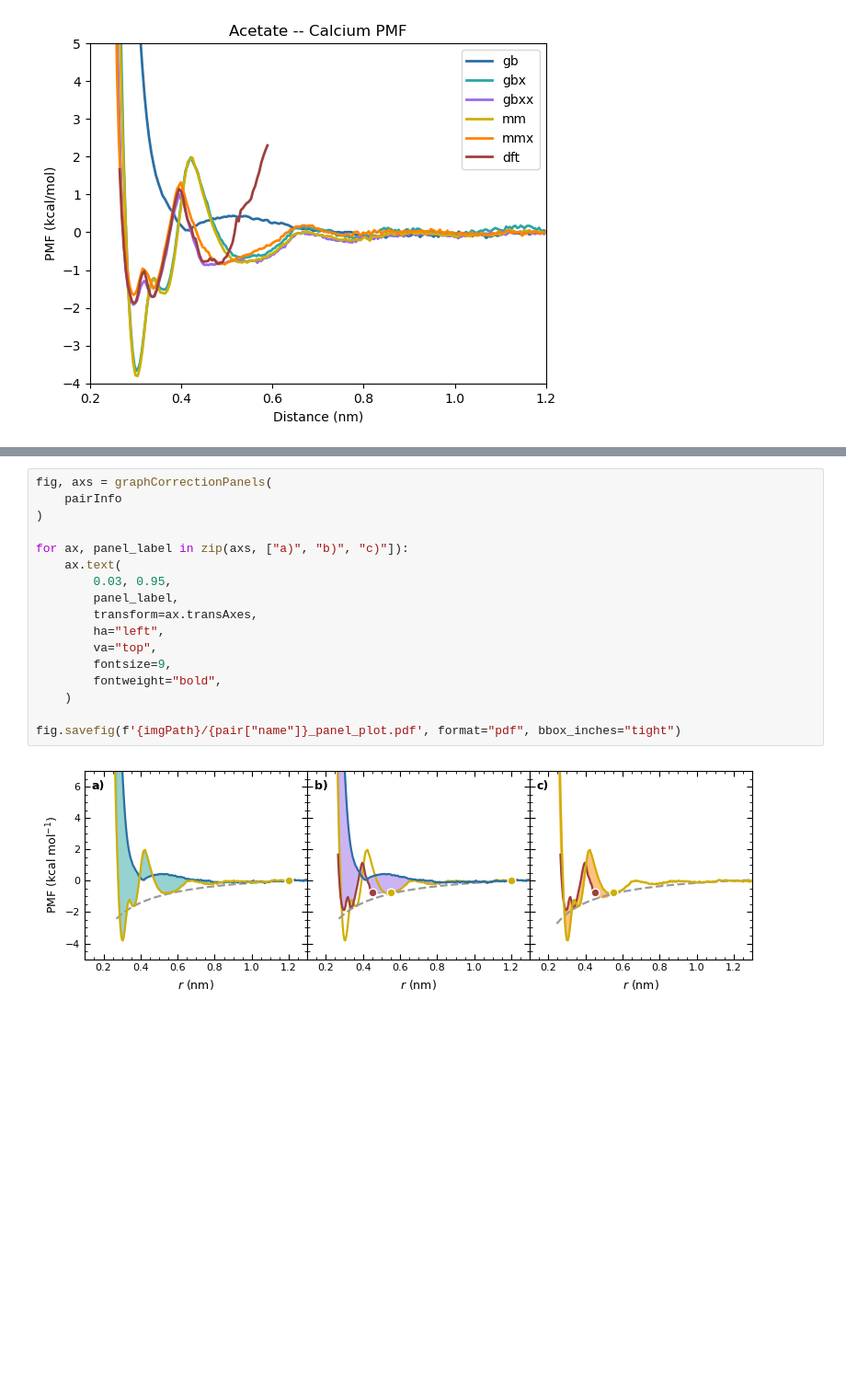
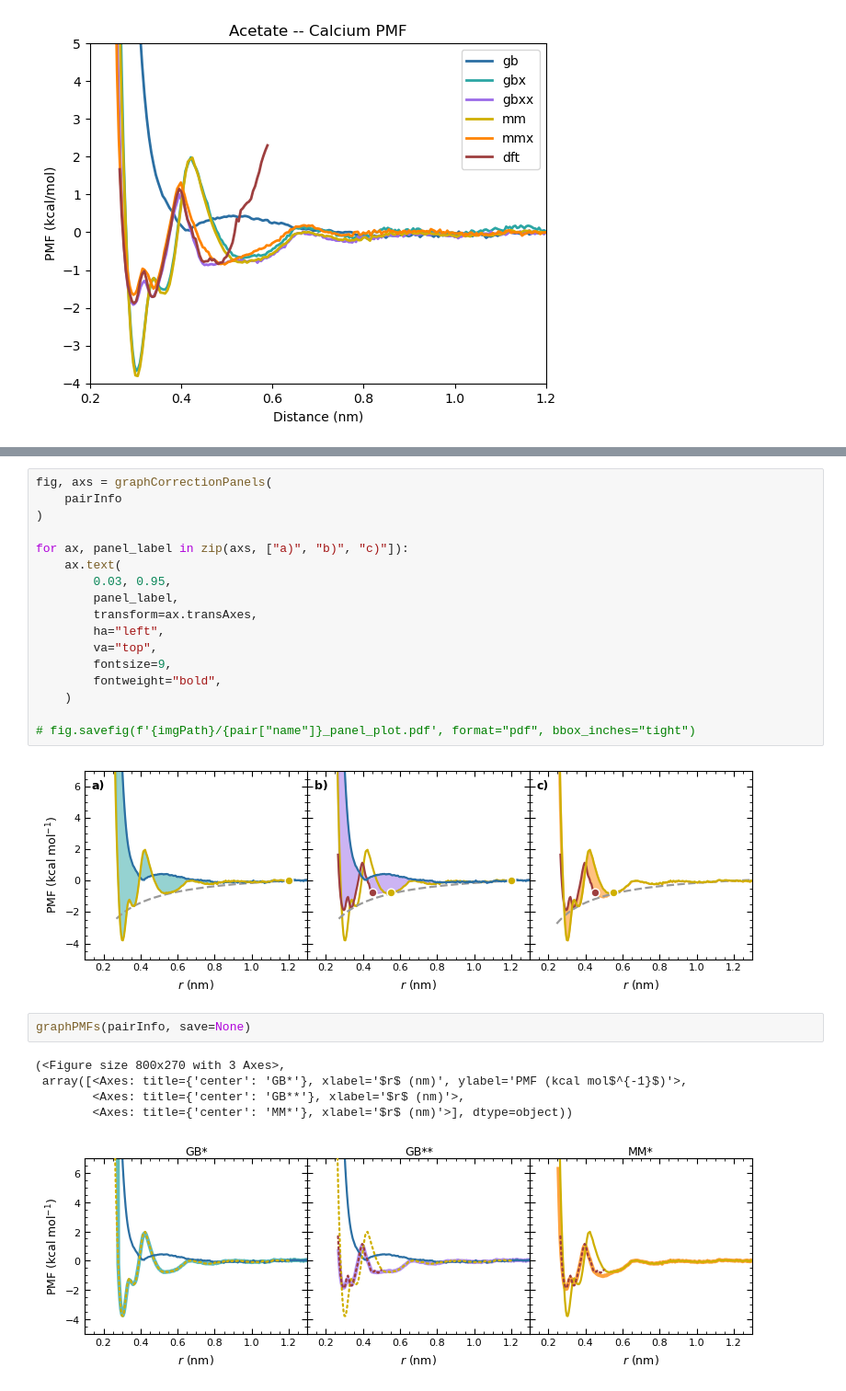
Before and after one commit to ywelhady/gbx-graphs-git, a Jupyter notebook: graph.ipynb, the cells around one changed output, grey strips where cells are left out. Shown at 92% size. Drawn from its saved outputs; the diff is of its cells as text; blank space fills up the shorter version.

Commit message:
PMF panels

```diff
--- a/graph.ipynb
+++ b/graph.ipynb
@@ -98,6 +98,14 @@ for ax, panel_label in zip(axs, ["a)", "b)", "c)"]):
         fontweight="bold",
     )
 
-fig.savefig(f'{imgPath}/{pair["name"]}_panel_plot.pdf', format="pdf", bbox_inches="tight")
+# fig.savefig(f'{imgPath}/{pair["name"]}_panel_plot.pdf', format="pdf", bbox_inches="tight")
 # %% [output]
 [figure]
+# %%
+graphPMFs(pairInfo, save=None)
+# %% [output]
+(<Figure size 800x270 with 3 Axes>,
+ array([<Axes: title={'center': 'GB*'}, xlabel='$r$ (nm)', ylabel='PMF (kcal mol$^{-1}$)'>,
+        <Axes: title={'center': 'GB**'}, xlabel='$r$ (nm)'>,
+        <Axes: title={'center': 'MM*'}, xlabel='$r$ (nm)'>], dtype=object))
+[figure, added]
```
Also changed, not shown: parts of 2 cells of this notebook, 2 other files.
